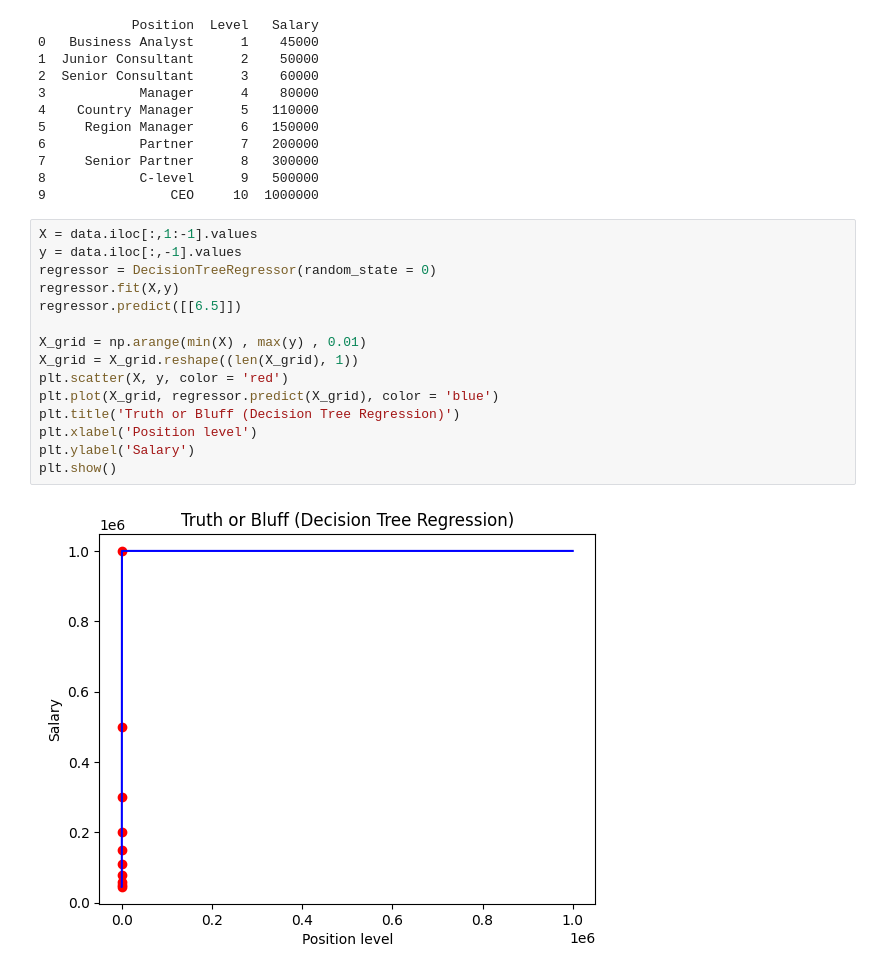
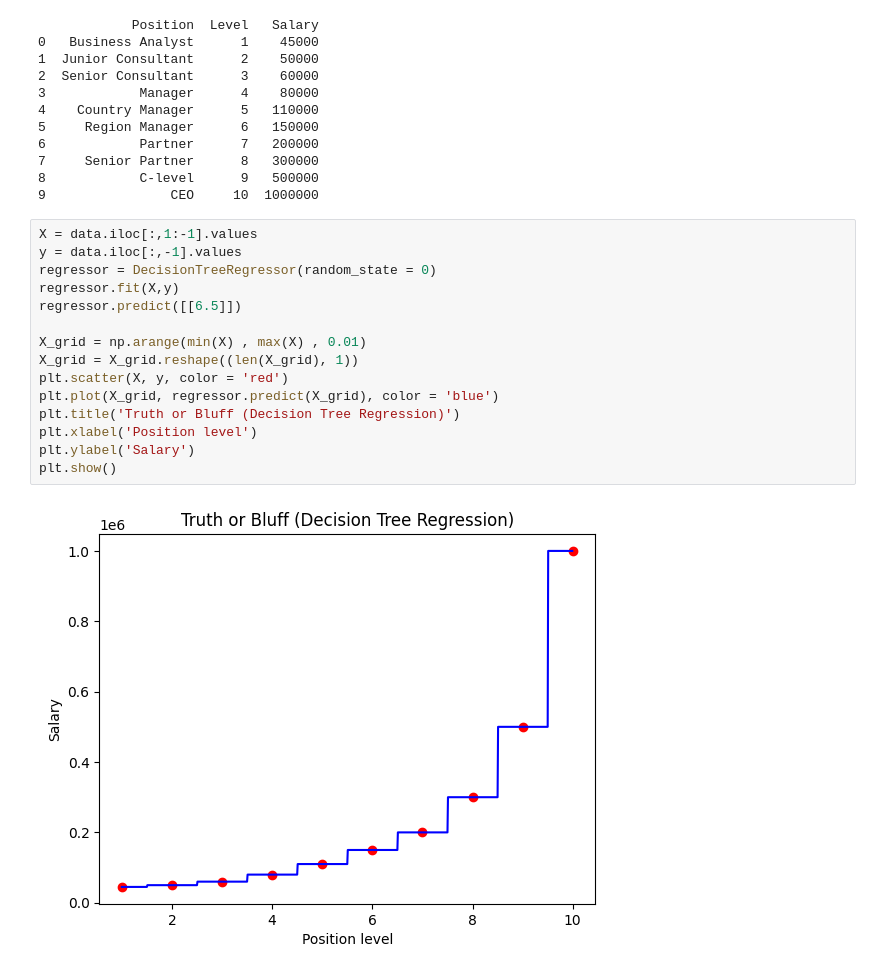
Before and after one commit to achuthanadarsh977/Python, a Jupyter notebook: machine learning/Decision.ipynb, the cells around one changed output. Cells and saved outputs as stored; diff of their text form.

```diff
--- a/machine learning/Decision.ipynb
+++ b/machine learning/Decision.ipynb
@@ -21,17 +23,17 @@ print(data)
 # %%
 X = data.iloc[:,1:-1].values
 y = data.iloc[:,-1].values
 regressor = DecisionTreeRegressor(random_state = 0)
 regressor.fit(X,y)
 regressor.predict([[6.5]])
 
-X_grid = np.arange(min(X) , max(y) , 0.01)
+X_grid = np.arange(min(X) , max(X) , 0.01)
 X_grid = X_grid.reshape((len(X_grid), 1))
 plt.scatter(X, y, color = 'red')
 plt.plot(X_grid, regressor.predict(X_grid), color = 'blue')
 plt.title('Truth or Bluff (Decision Tree Regression)')
 plt.xlabel('Position level')
 plt.ylabel('Salary')
 plt.show()
 # %% [output]
-[figure, old version]
+[figure, new version]
```
Also changed, not shown: parts of 4 cells of this notebook, 2 other files.
